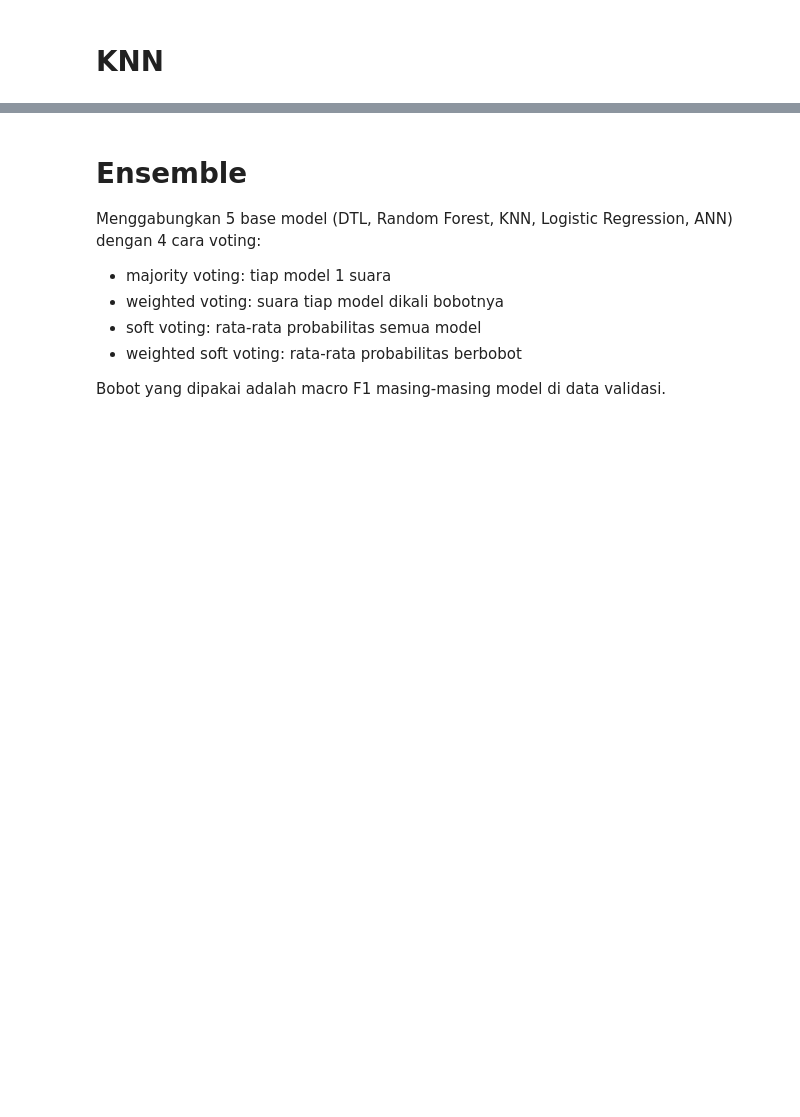
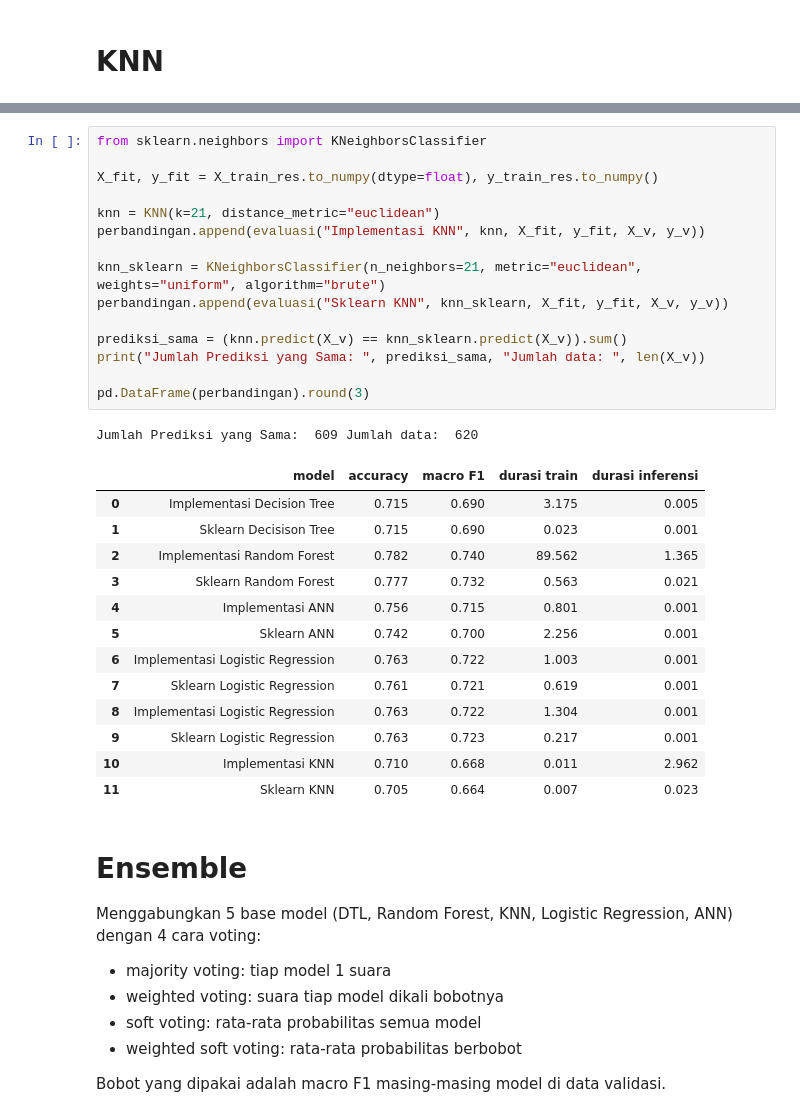
Before and after one commit to RuhullahReza/Project-2-Advanced-AI, a Jupyter notebook: src/model.ipynb, the cells around one changed output, grey strips where cells are left out. Saved outputs shown, nothing was run; the diff lists cells and outputs as text; blank space fills up the shorter version.

```diff
--- a/src/model.ipynb
+++ b/src/model.ipynb
@@ -1160,3 +1122,33 @@ pd.DataFrame(hasil_knn).sort_values("macro F1 val", ascending=False).round(3)
+# %%
+from sklearn.neighbors import KNeighborsClassifier
+
+X_fit, y_fit = X_train_res.to_numpy(dtype=float), y_train_res.to_numpy()
+
+knn = KNN(k=21, distance_metric="euclidean")
+perbandingan.append(evaluasi("Implementasi KNN", knn, X_fit, y_fit, X_v, y_v))
+
+knn_sklearn = KNeighborsClassifier(n_neighbors=21, metric="euclidean", weights="uniform", algorithm="brute")
+perbandingan.append(evaluasi("Sklearn KNN", knn_sklearn, X_fit, y_fit, X_v, y_v))
+
+prediksi_sama = (knn.predict(X_v) == knn_sklearn.predict(X_v)).sum()
+print("Jumlah Prediksi yang Sama: ", prediksi_sama, "Jumlah data: ", len(X_v))
+
+pd.DataFrame(perbandingan).round(3)
+# %% [output]
+Jumlah Prediksi yang Sama:  609 Jumlah data:  620
+|  | model | accuracy | macro F1 | durasi train | durasi inferensi |
+| 0 | Implementasi Decision Tree | 0.715 | 0.690 | 3.175 | 0.005 |
+| 1 | Sklearn Decisison Tree | 0.715 | 0.690 | 0.023 | 0.001 |
+| 2 | Implementasi Random Forest | 0.782 | 0.740 | 89.562 | 1.365 |
+| 3 | Sklearn Random Forest | 0.777 | 0.732 | 0.563 | 0.021 |
+| 4 | Implementasi ANN | 0.756 | 0.715 | 0.801 | 0.001 |
+| 5 | Sklearn ANN | 0.742 | 0.700 | 2.256 | 0.001 |
+| 6 | Implementasi Logistic Regression | 0.763 | 0.722 | 1.003 | 0.001 |
+| 7 | Sklearn Logistic Regression | 0.761 | 0.721 | 0.619 | 0.001 |
+| 8 | Implementasi Logistic Regression | 0.763 | 0.722 | 1.304 | 0.001 |
+| 9 | Sklearn Logistic Regression | 0.763 | 0.723 | 0.217 | 0.001 |
+| 10 | Implementasi KNN | 0.710 | 0.668 | 0.011 | 2.962 |
+| 11 | Sklearn KNN | 0.705 | 0.664 | 0.007 | 0.023 |
 # %% [markdown]
 # Ensemble
 
```
Also changed, not shown: parts of 26 cells of this notebook, 1 other file.
